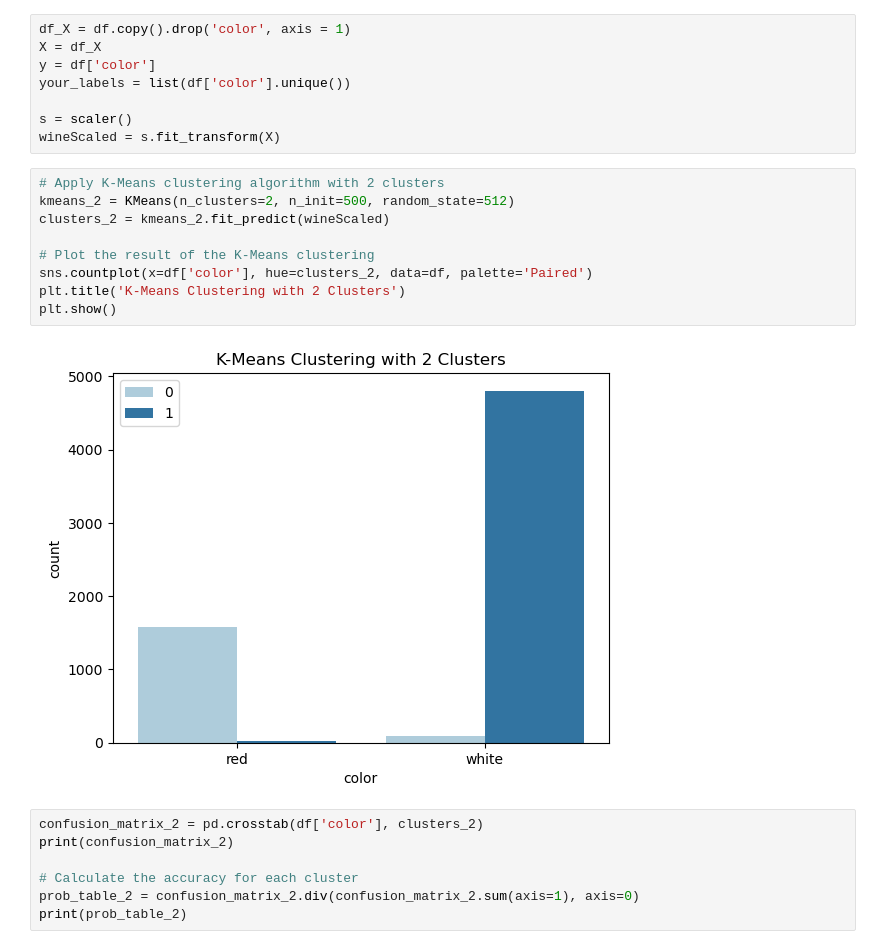
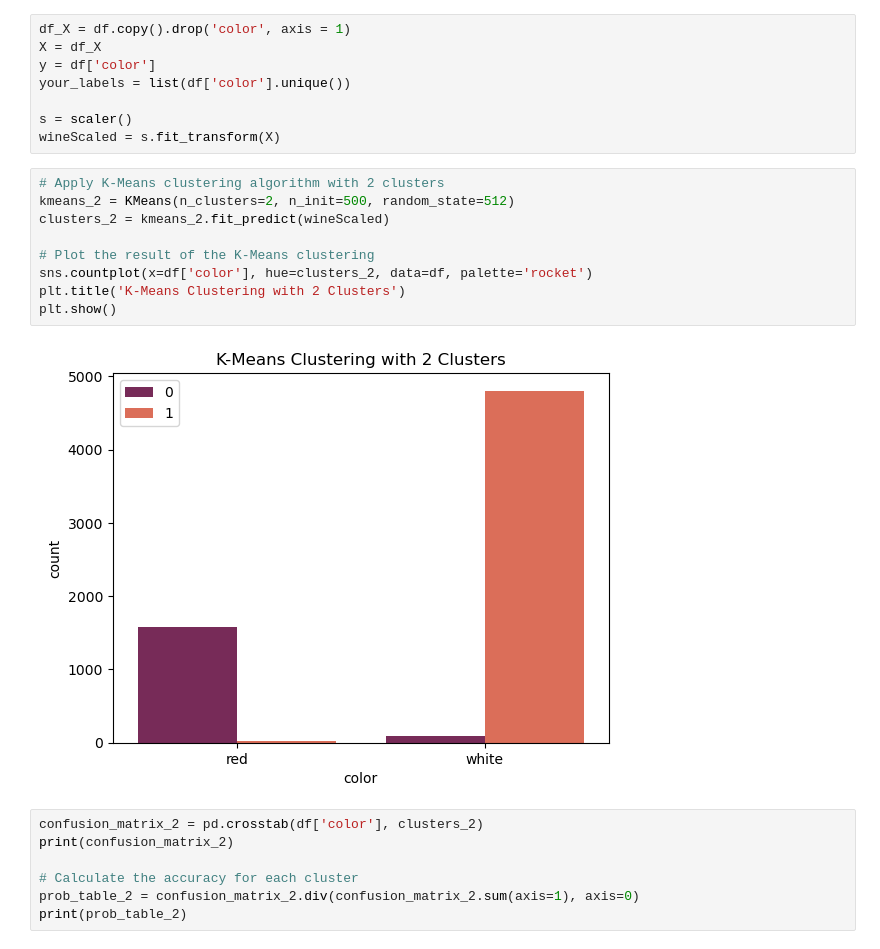
Before and after one commit to pranvgarg/ML-4Guys, a Jupyter notebook: 4. Clustering and dimensionality reduction/Clustering and Dimensionality.ipynb, the cells around one changed output. Cells and saved outputs as stored; diff of their text form.

```diff
--- a/4. Clustering and dimensionality reduction/Clustering and Dimensionality.ipynb
+++ b/4. Clustering and dimensionality reduction/Clustering and Dimensionality.ipynb
@@ -38,14 +62,14 @@ wineScaled = s.fit_transform(X)
 # %%
 # Apply K-Means clustering algorithm with 2 clusters
 kmeans_2 = KMeans(n_clusters=2, n_init=500, random_state=512)
 clusters_2 = kmeans_2.fit_predict(wineScaled)
 
 # Plot the result of the K-Means clustering
-sns.countplot(x=df['color'], hue=clusters_2, data=df, palette='Paired')
+sns.countplot(x=df['color'], hue=clusters_2, data=df, palette='rocket')
 plt.title('K-Means Clustering with 2 Clusters')
 plt.show()
 # %% [output]
-[figure, old version]
+[figure, new version]
 # %%
 confusion_matrix_2 = pd.crosstab(df['color'], clusters_2)
 print(confusion_matrix_2)
```
Also changed, not shown: parts of 6 cells of this notebook, 1 other file.
